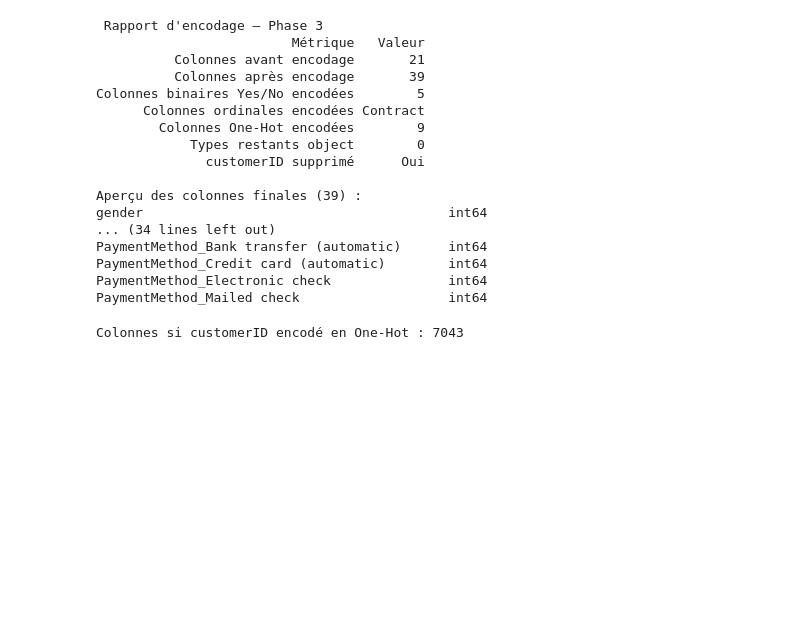
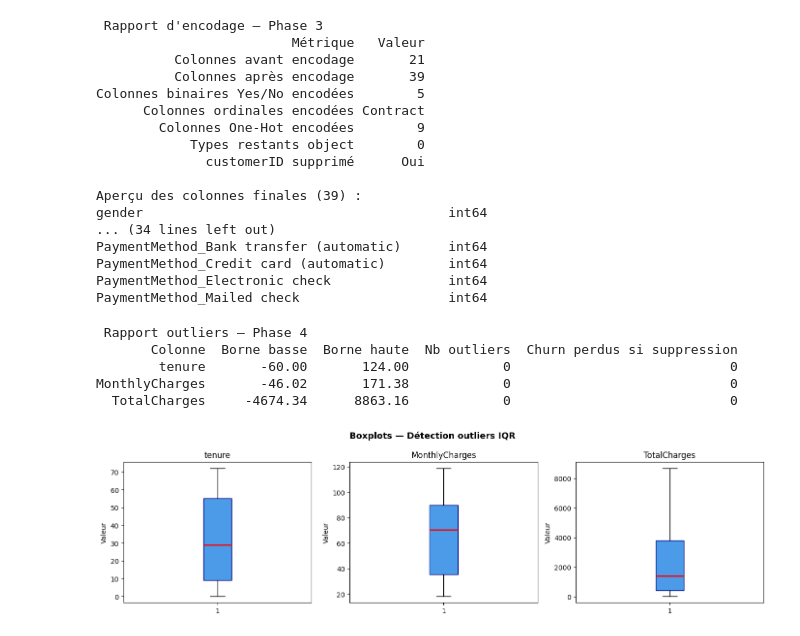
Before and after one commit to karamdh/arene-des-algos-KARAM-DHIFI01, a Jupyter notebook: jour2.ipynb, the cells around one changed output. Saved outputs shown, nothing was run; the diff lists cells and outputs as text; code cells hidden in the pictures; blank space fills up the shorter version.

Commit message:
feat: Phase 4 - détection outliers IQR, 0 outlier détecté

```diff
--- a/jour2.ipynb
+++ b/jour2.ipynb
@@ -248,7 +248,62 @@ PaymentMethod_Bank transfer (automatic)      int64
 PaymentMethod_Credit card (automatic)        int64
 PaymentMethod_Electronic check               int64
 PaymentMethod_Mailed check                   int64
-# %%
-print("Colonnes si customerID encodé en One-Hot :", df_frais["customerID"].nunique())
-# %% [output]
-Colonnes si customerID encodé en One-Hot : 7043
+# %%
+import matplotlib.pyplot as plt
+
+def detecter_outliers_iqr(df, colonne):
+    """Renvoie les bornes IQR et le nombre d'outliers d'une colonne numérique."""
+
+    Q1 = df[colonne].quantile(0.25)
+    Q3 = df[colonne].quantile(0.75)
+    IQR = Q3 - Q1
+
+    borne_basse = Q1 - 1.5 * IQR
+    borne_haute = Q3 + 1.5 * IQR
+
+    outliers = df[(df[colonne] < borne_basse) | (df[colonne] > borne_haute)]
+    nombre_outliers = len(outliers)
+
+    return borne_basse, borne_haute, nombre_outliers
+
+
+
+colonnes_num = ["tenure", "MonthlyCharges", "TotalCharges"]
+
+lignes = []
+for col in colonnes_num:
+    bb, bh, n = detecter_outliers_iqr(df, col)
+    # Outliers qui sont aussi Churn=1
+    outliers_mask = (df[col] < bb) | (df[col] > bh)
+    churn_perdus = df[outliers_mask]["Churn"].sum() if n > 0 else 0
+    lignes.append({
+        "Colonne": col,
+        "Borne basse": round(bb, 2),
+        "Borne haute": round(bh, 2),
+        "Nb outliers": n,
+        "Churn perdus si suppression": churn_perdus
+    })
+
+rapport_outliers = pd.DataFrame(lignes)
+print("\n Rapport outliers — Phase 4")
+print(rapport_outliers.to_string(index=False))
+
+
+fig, axes = plt.subplots(1, 3, figsize=(14, 4))
+for i, col in enumerate(colonnes_num):
+    axes[i].boxplot(df[col].dropna(), patch_artist=True,
+                    boxprops=dict(facecolor="#4C9BE8", color="navy"),
+                    medianprops=dict(color="red", linewidth=2))
+    axes[i].set_title(col)
+    axes[i].set_ylabel("Valeur")
+
+plt.suptitle("Boxplots — Détection outliers IQR", fontsize=13, fontweight="bold")
+plt.tight_layout()
+plt.show()
+# %% [output]
+ Rapport outliers — Phase 4
+       Colonne  Borne basse  Borne haute  Nb outliers  Churn perdus si suppression
+        tenure       -60.00       124.00            0                            0
+MonthlyCharges       -46.02       171.38            0                            0
+  TotalCharges     -4674.34      8863.16            0                            0
+[figure, added]
```
